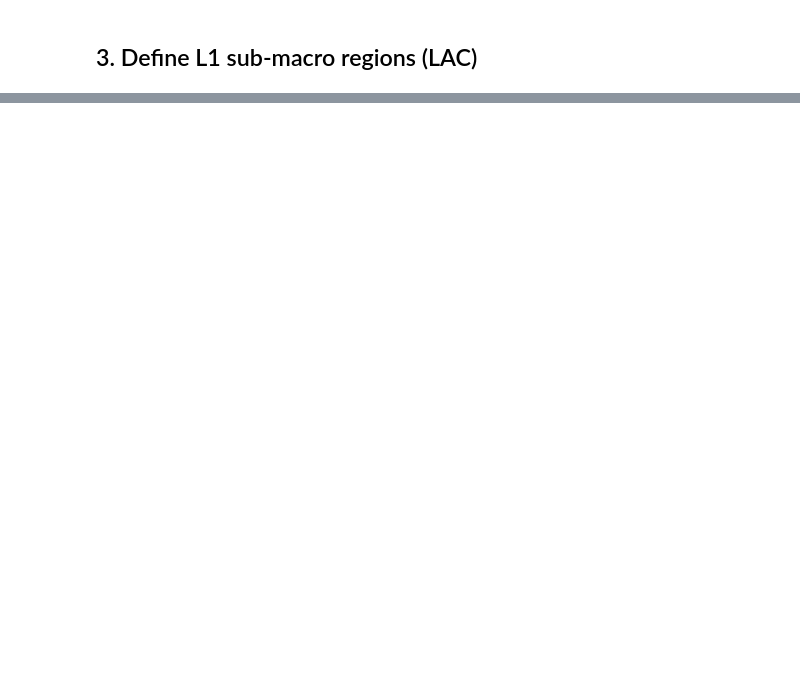
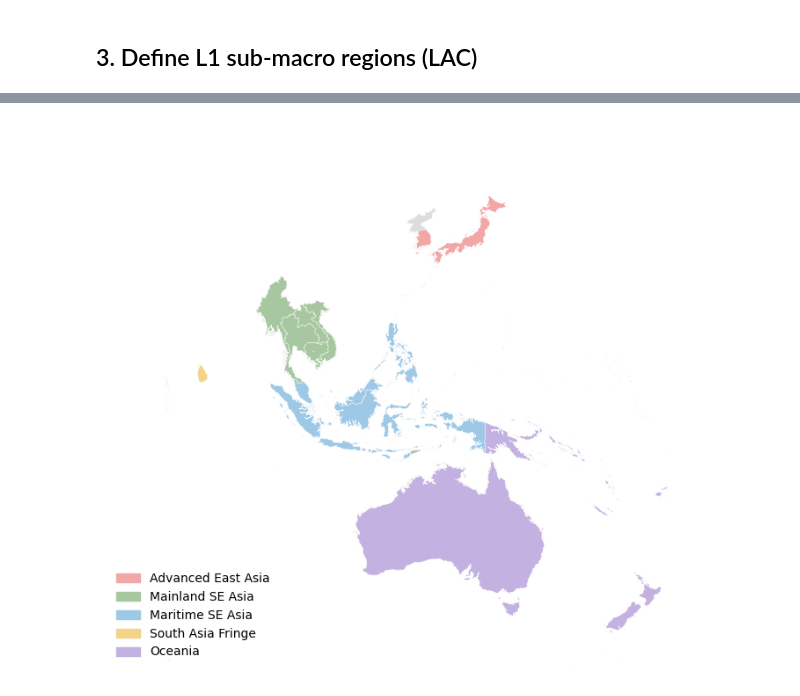
Before and after one commit to H2RES-model/H2RES-World, a Jupyter notebook: Notebooks/L1_SubMacroRegions.ipynb, the cells around one changed output, grey strips where cells are left out. Drawn from its saved outputs; the diff is of its cells as text; code cells hidden in the pictures; blank space fills up the shorter version.

```diff
--- a/Notebooks/L1_SubMacroRegions.ipynb
+++ b/Notebooks/L1_SubMacroRegions.ipynb
@@ -110,0 +279,93 @@ fig.savefig(out_path, dpi=150, bbox_inches="tight")
+# %%
+# ASIA REST
+ASIA_REST = [
+    "Brunei Darussalam","Cambodia","Japan","Indonesia","Lao People's Democratic Republic",
+    "Malaysia","Maldives","Myanmar",
+    "D. P. R. of Korea","Philippines","Republic of Korea","Singapore",
+    "Sri Lanka","Thailand","Timor-Leste","Viet Nam"
+]
+
+# OCEANIA
+OCEANIA = [
+    "Australia","Fiji","Kiribati","Marshall Islands","Federated States of Micronesia","Nauru",
+    "New Zealand","Palau","Papua New Guinea","Solomon Islands","Tonga",
+    "Tuvalu","Vanuatu","Samoa",
+    "American Samoa (U.S.)","Cook Islands (N.Z.)","French Polynesia (Fr.)","Guam (U.S.)","Northern Mariana Islands (U.S.)",
+    "New Caledonia (Fr.)","Niue (N.Z.)","Norfolk Island (Aus.)","Pitcairn Islands (U.K.)",
+    "Wallis and Futuna (Fr.)","Heard Island and McDonald Islands (Aus.)",
+    "Ashmore and Cartier Islands (Aus.)","British Indian Ocean Territory","Christmas Island (Aus.)",
+    "Cocos (Keeling) Islands (Aus.)","Tokelau (N.Z.)"
+]
+
+ASIA_PACIFIC = ASIA_REST + OCEANIA
+
+# -----------------------------------
+# ASIA-PACIFIC SUBREGIONS (5)
+# -----------------------------------
+ASIA_PACIFIC_REGIONS = {
+    "Advanced East Asia": [
+        "Japan","Republic of Korea"
+        # "D. P. R. of Korea" # Excluded due to lack of data
+    ],
+    "Mainland SE Asia": [
+        "Viet Nam","Thailand","Cambodia","Lao People's Democratic Republic","Myanmar","Timor-Leste"
+    ],
+    "Maritime SE Asia": [
+        "Indonesia","Philippines","Malaysia","Brunei Darussalam","Singapore",
+        "Papua New Guinea"
+    ],
+    "South Asia Fringe": [
+        "Sri Lanka","Maldives"
+    ],
+    "Oceania": OCEANIA
+}
+
+colors = {
+    "Advanced East Asia": "#F2A7A7",
+    "Mainland SE Asia": "#A7C7A1",
+    "Maritime SE Asia": "#9EC9E6",
+    "South Asia Fringe": "#F2D388",
+    "Oceania": "#C3B1E1"
+}
+
+import matplotlib.patches as mpatches
+
+# --- ASSIGN SUBREGIONS ---
+ap_gdf = gdf[gdf["NAM_0"].isin(ASIA_PACIFIC)].copy()
+ap_gdf["AP_Region"] = None
+for region, countries in ASIA_PACIFIC_REGIONS.items():
+    ap_gdf.loc[ap_gdf["NAM_0"].isin(countries), "AP_Region"] = region
+
+# --- LIGHTWEIGHT MAP ---
+ap_plot = ap_gdf.copy()
+ap_plot["geometry"] = ap_plot["geometry"].simplify(0.05, preserve_topology=True)
+
+out_dir = base_dir / "Maps" / "Layer1"
+out_dir.mkdir(parents=True, exist_ok=True)
+out_path = out_dir / "L1_AsiaPacific.pdf"
+
+fig, ax = plt.subplots(1, 1, figsize=(10, 8))
+color_series = ap_plot["AP_Region"].map(colors).fillna("#DDDDDD")
+
+ap_plot.plot(
+    ax=ax,
+    color=color_series,
+    linewidth=0.3,
+    edgecolor="white"
+)
+
+# Recorte de vista para Asia-Pacífico
+ax.set_xlim(60, 190)
+ax.set_ylim(-55, 60)
+
+legend_handles = [mpatches.Patch(color=colors[k], label=k) for k in colors]
+ax.legend(handles=legend_handles, loc="lower left", frameon=False)
+ax.set_axis_off()
+
+fig.savefig(out_path, dpi=150, bbox_inches="tight")
+plt.show()
+
+ap_stats = build_region_stats(ASIA_PACIFIC_REGIONS, "Asia-Pacific", gdf, stats_df)
+display(ap_stats)
+# %% [output]
+[figure, added]
```
Also changed, not shown: parts of 11 cells of this notebook, 15 other files.
